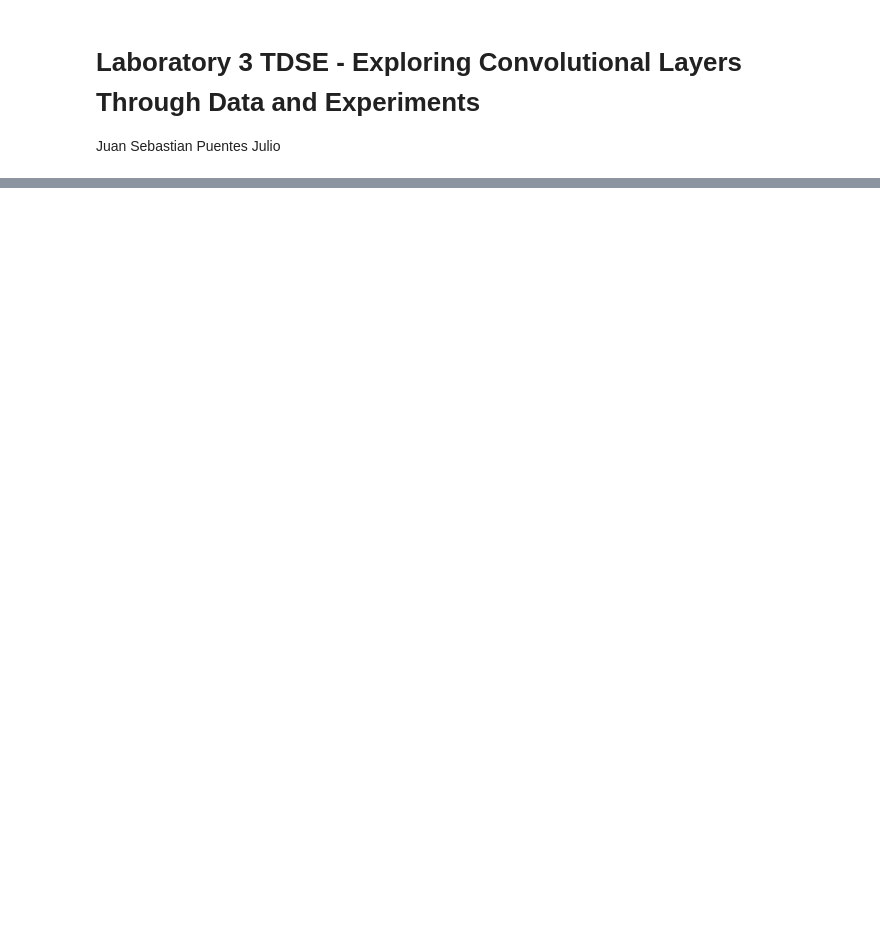
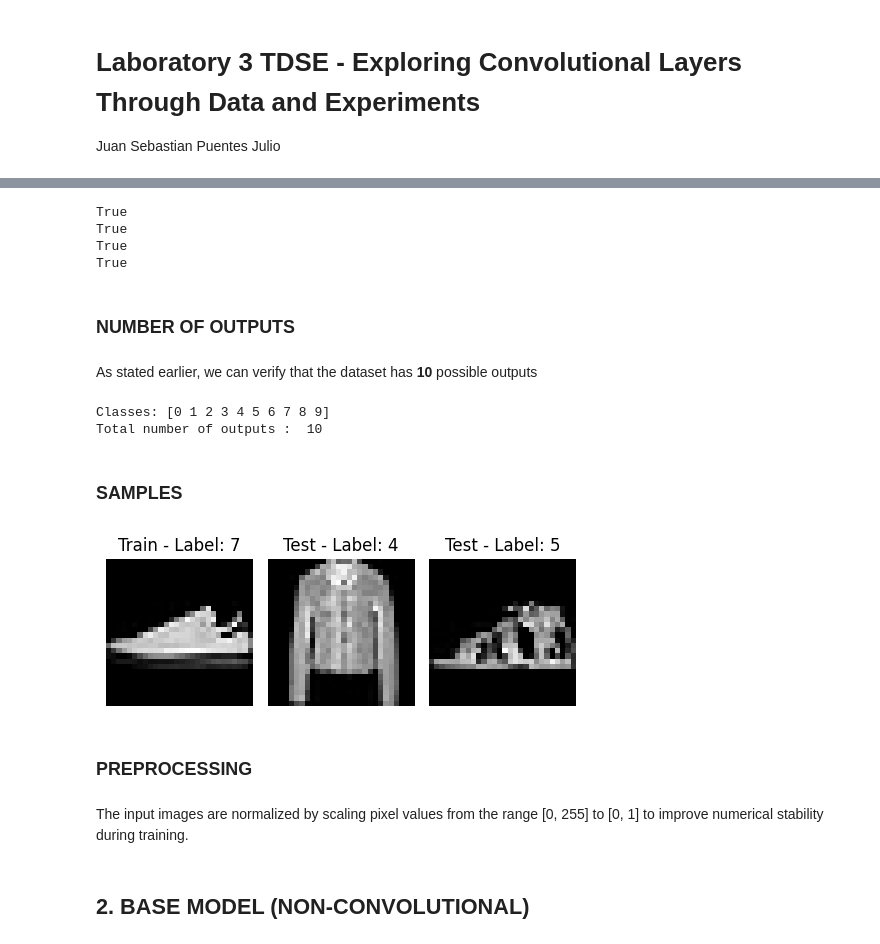
Before and after one commit to sebasPuentes/TDSE-LAB03, a Jupyter notebook: tdse_lab03.ipynb, the cells around one changed output, grey strips where cells are left out. Cells and saved outputs as stored; diff of their text form; code cells hidden in the pictures; blank space fills up the shorter version.

```diff
--- a/tdse_lab03.ipynb
+++ b/tdse_lab03.ipynb
@@ -31,0 +72,55 @@ import matplotlib.pyplot as plt
+# %%
+(x_train, y_train), (x_test, y_test) = fashion_mnist.load_data()
+
+#TRAINING DATA
+print(x_train.shape == (60000, 28, 28))
+print(y_train.shape == (60000,))
+#TEST DATA
+print(x_test.shape == (10000, 28, 28))
+print(y_test.shape == (10000,))
+# %% [output]
+True
+True
+True
+True
+# %% [markdown]
+### **NUMBER OF OUTPUTS**
+# %% [markdown]
+As stated earlier, we can verify that the dataset has **10** possible outputs
+# %%
+classes = np.unique(y_train)
+numClasses = len(classes)
+
+print("Classes:", classes)
+print("Total number of outputs : ", numClasses)
+# %% [output]
+Classes: [0 1 2 3 4 5 6 7 8 9]
+Total number of outputs :  10
+# %% [markdown]
+### **SAMPLES**
+# %%
+plt.figure(figsize=(5,5))
+
+plt.subplot(1, 3, 1)
+plt.imshow(x_train[6, :, :], cmap="gray")
+plt.title("Train - Label: {}".format(y_train[6]))
+plt.axis("off")
+
+plt.subplot(1, 3, 2)
+plt.imshow(x_test[10, :, :], cmap="gray")
+plt.title("Test - Label: {}".format(y_test[10]))
+plt.axis("off")
+
+plt.subplot(1, 3, 3)
+plt.imshow(x_test[11, :, :], cmap="gray")
+plt.title("Test - Label: {}".format(y_test[11]))
+plt.axis("off")
+
+plt.tight_layout()
+plt.show()
+# %% [output]
+[figure, added]
+# %% [markdown]
+### **PREPROCESSING**
+# %% [markdown]
+The input images are normalized by scaling pixel values from the range [0, 255] to [0, 1] to improve numerical stability during training.
@@ -31,0 +136,2 @@ import matplotlib.pyplot as plt
+# %% [markdown]
+## **2. BASE MODEL (NON-CONVOLUTIONAL)**
```
Also changed, not shown: parts of 42 cells of this notebook, 1 other file.
